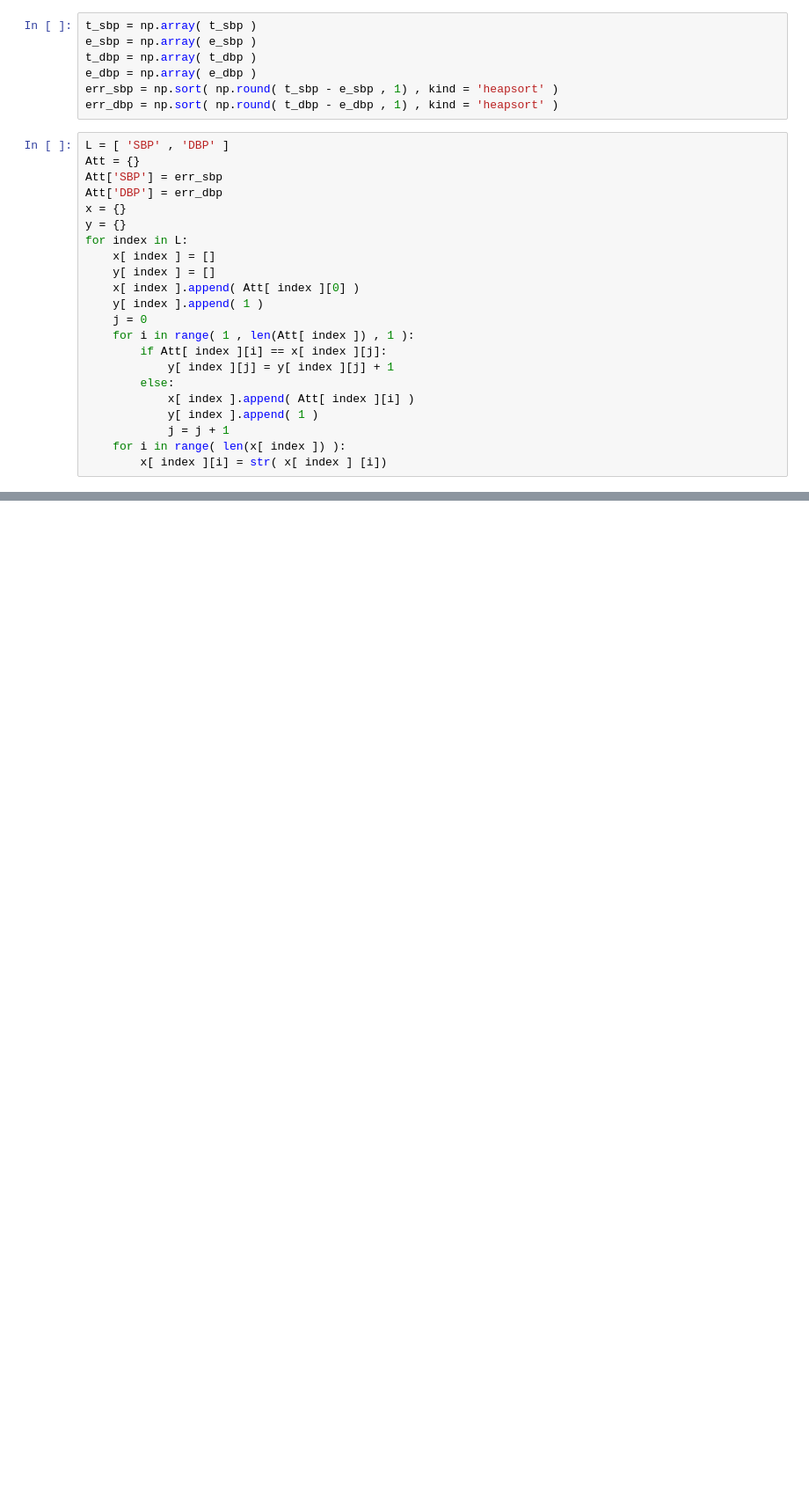
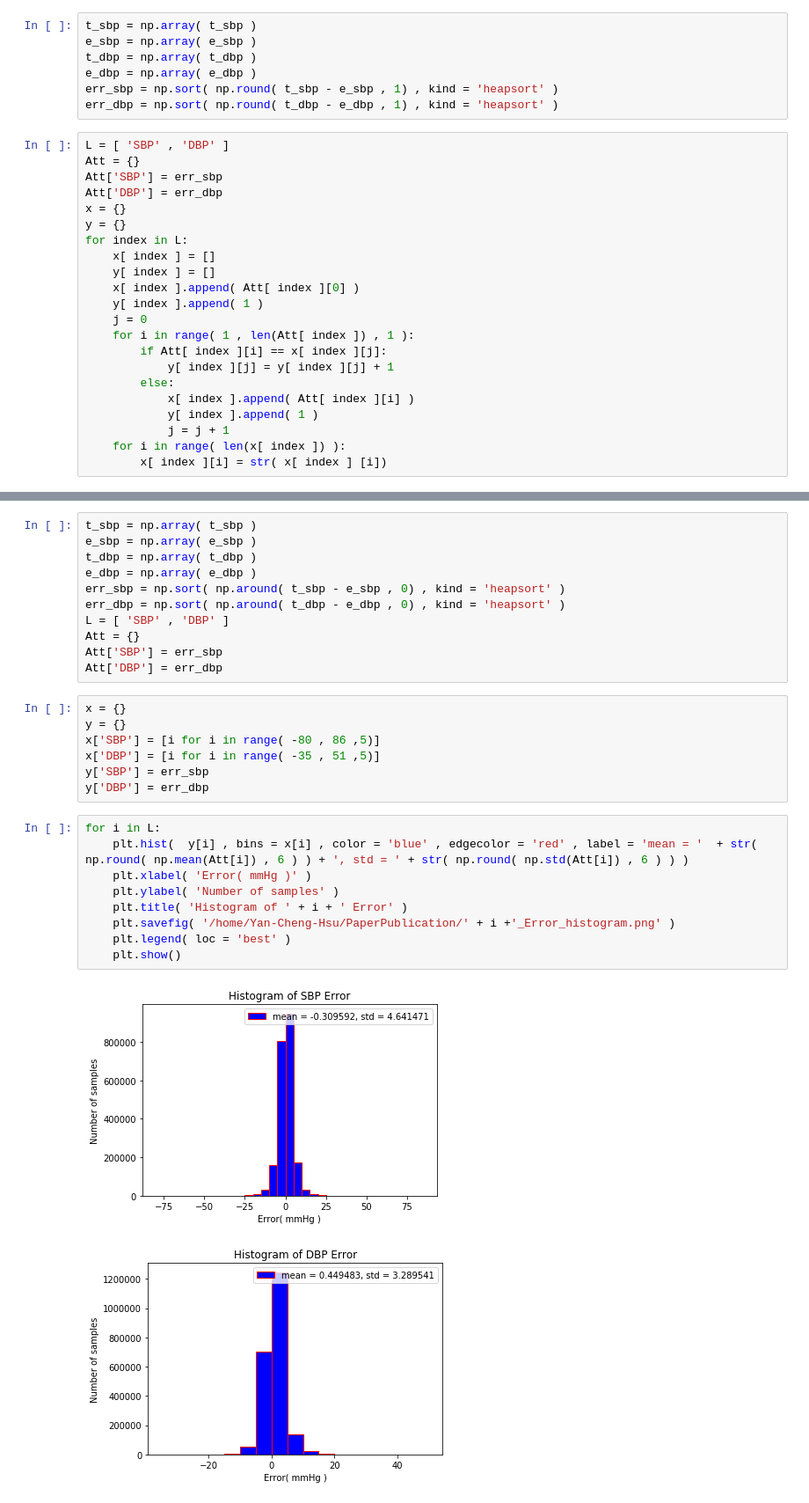
Before and after one commit to Yan-Cheng-Hsu/Blood-Pressure-Estimation-Model, a Jupyter notebook: Performance/bestModel_report.ipynb, the cells around one changed output, grey strips where cells are left out. Shown: that part at 88% size. Saved outputs shown, nothing was run; the diff lists cells and outputs as text; blank space fills up the shorter version.

```diff
--- a/Performance/bestModel_report.ipynb
+++ b/Performance/bestModel_report.ipynb
@@ -294,0 +337,30 @@ for i in L:
+# %%
+t_sbp = np.array( t_sbp )
+e_sbp = np.array( e_sbp )
+t_dbp = np.array( t_dbp )
+e_dbp = np.array( e_dbp )
+err_sbp = np.sort( np.around( t_sbp - e_sbp , 0) , kind = 'heapsort' )
+err_dbp = np.sort( np.around( t_dbp - e_dbp , 0) , kind = 'heapsort' )
+L = [ 'SBP' , 'DBP' ]
+Att = {}
+Att['SBP'] = err_sbp
+Att['DBP'] = err_dbp
+# %%
+x = {}
+y = {}
+x['SBP'] = [i for i in range( -80 , 86 ,5)]
+x['DBP'] = [i for i in range( -35 , 51 ,5)]
+y['SBP'] = err_sbp
+y['DBP'] = err_dbp
+# %%
+for i in L:
+    plt.hist(  y[i] , bins = x[i] , color = 'blue' , edgecolor = 'red' , label = 'mean = '  + str( np.round( np.mean(Att[i]) , 6 ) ) + ', std = ' + str( np.round( np.std(Att[i]) , 6 ) ) )
+    plt.xlabel( 'Error( mmHg )' )
+    plt.ylabel( 'Number of samples' )
+    plt.title( 'Histogram of ' + i + ' Error' )
+    plt.savefig( '/home/Yan-Cheng-Hsu/PaperPublication/' + i +'_Error_histogram.png' )
+    plt.legend( loc = 'best' )
+    plt.show()
+# %% [output]
+[figure, added]
+[figure, added]
```
Also changed, not shown: parts of 5 cells of this notebook.
